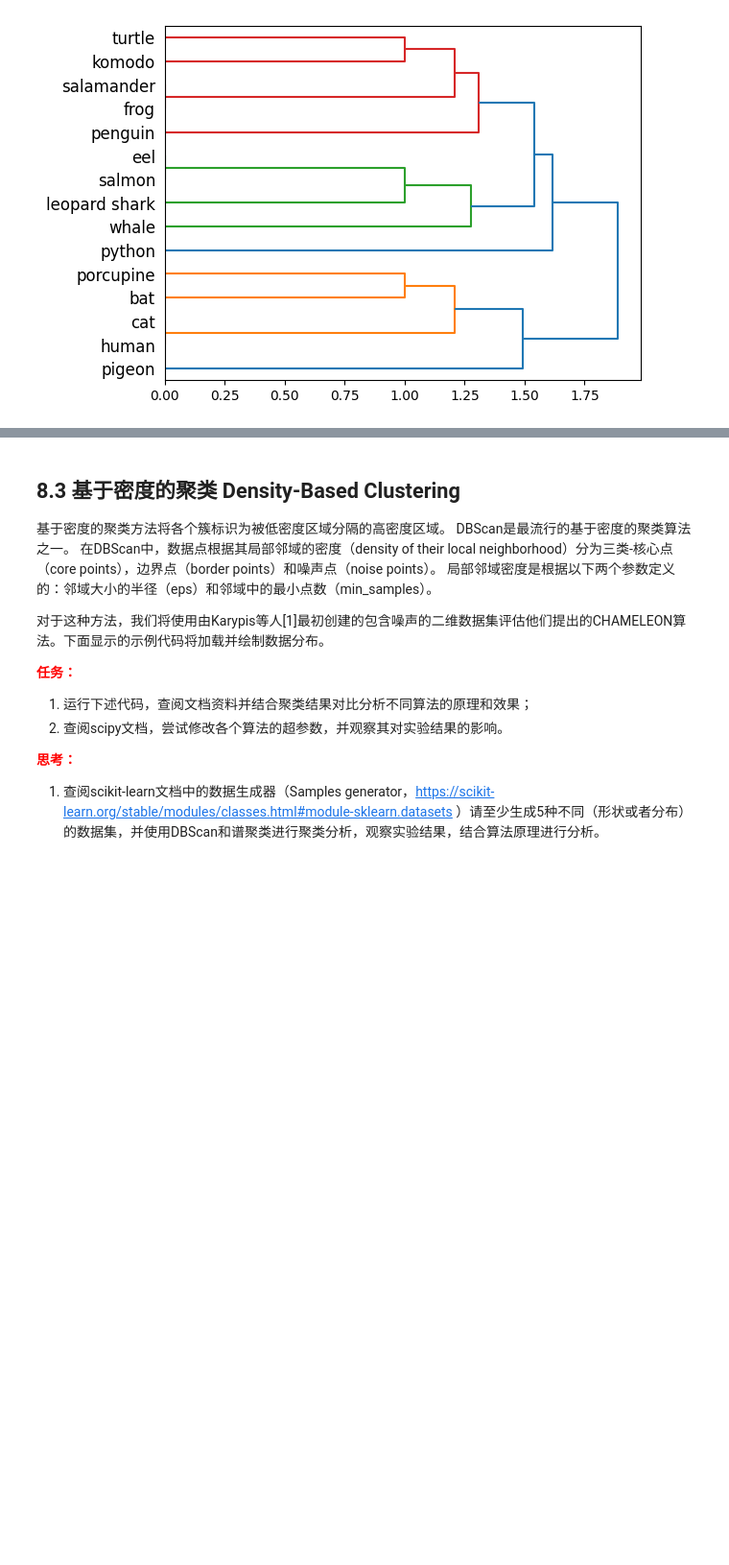
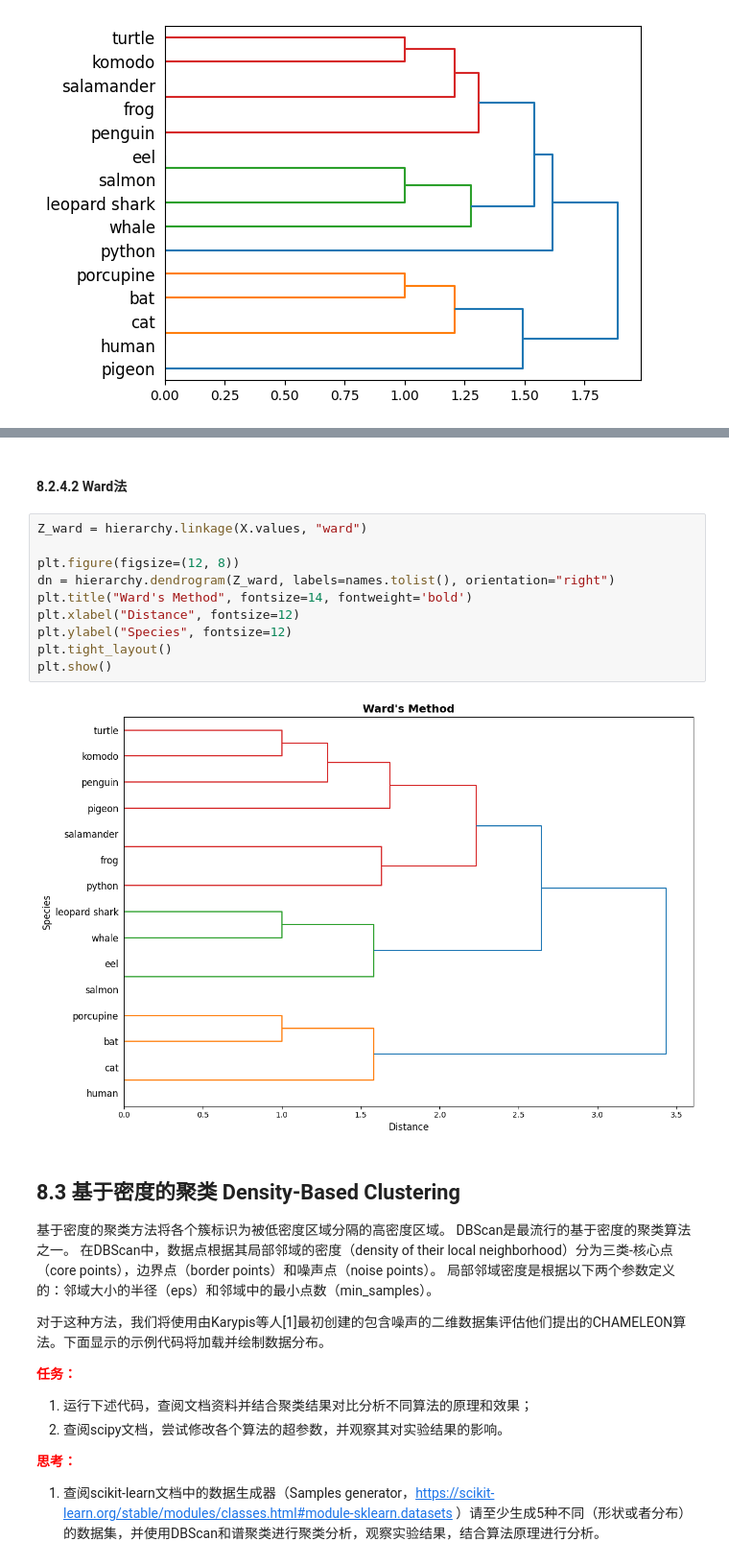
Before and after one commit to CSharperMantle/hdu2025_data_mining, a Jupyter notebook: exp_3/tutorial8_Cluster Analysis.ipynb, the cells around one changed output, grey strips where cells are left out. Shown at 96% size. Saved outputs shown, nothing was run; the diff lists cells and outputs as text; blank space fills up the shorter version.

```diff
--- a/exp_3/tutorial8_Cluster Analysis.ipynb
+++ b/exp_3/tutorial8_Cluster Analysis.ipynb
@@ -183,3 +391,17 @@ dn = hierarchy.dendrogram(Z, labels=names.tolist(), orientation="right")
+# %% [markdown]
+#### 8.2.4.2 Ward法
+# %%
+Z_ward = hierarchy.linkage(X.values, "ward")
+
+plt.figure(figsize=(12, 8))
+dn = hierarchy.dendrogram(Z_ward, labels=names.tolist(), orientation="right")
+plt.title("Ward's Method", fontsize=14, fontweight='bold')
+plt.xlabel("Distance", fontsize=12)
+plt.ylabel("Species", fontsize=12)
+plt.tight_layout()
+plt.show()
+# %% [output]
+[figure, added]
 # %% [markdown]
 ## 8.3 基于密度的聚类 Density-Based Clustering
 
```
Also changed, not shown: parts of 14 cells of this notebook.
